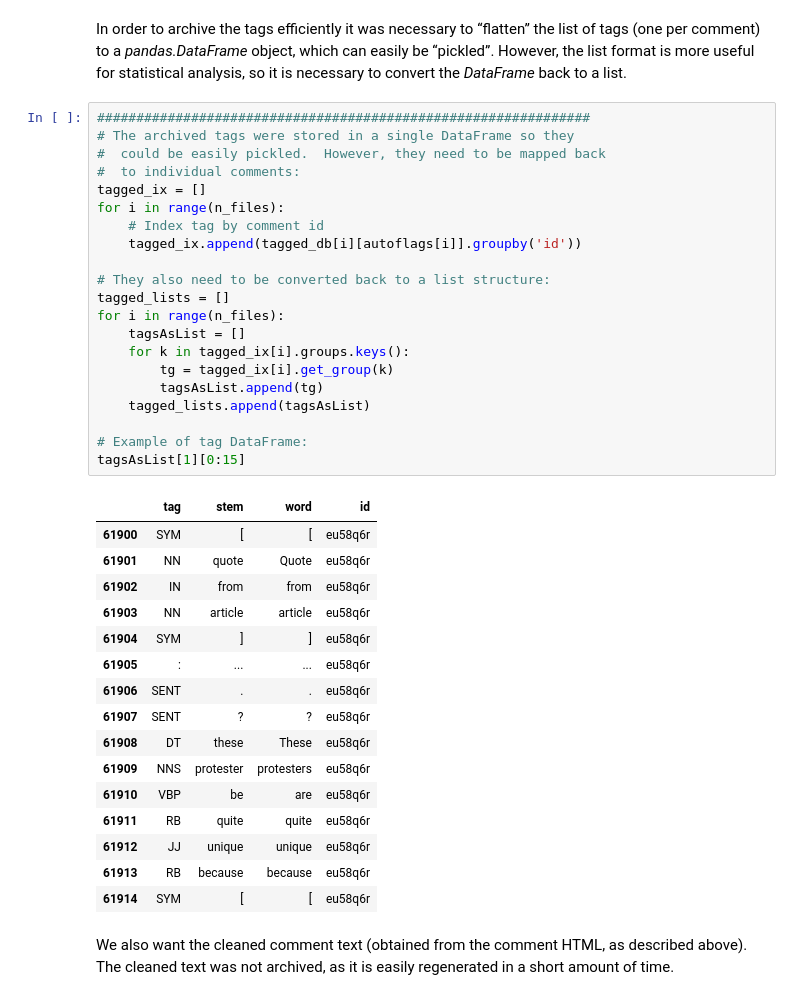
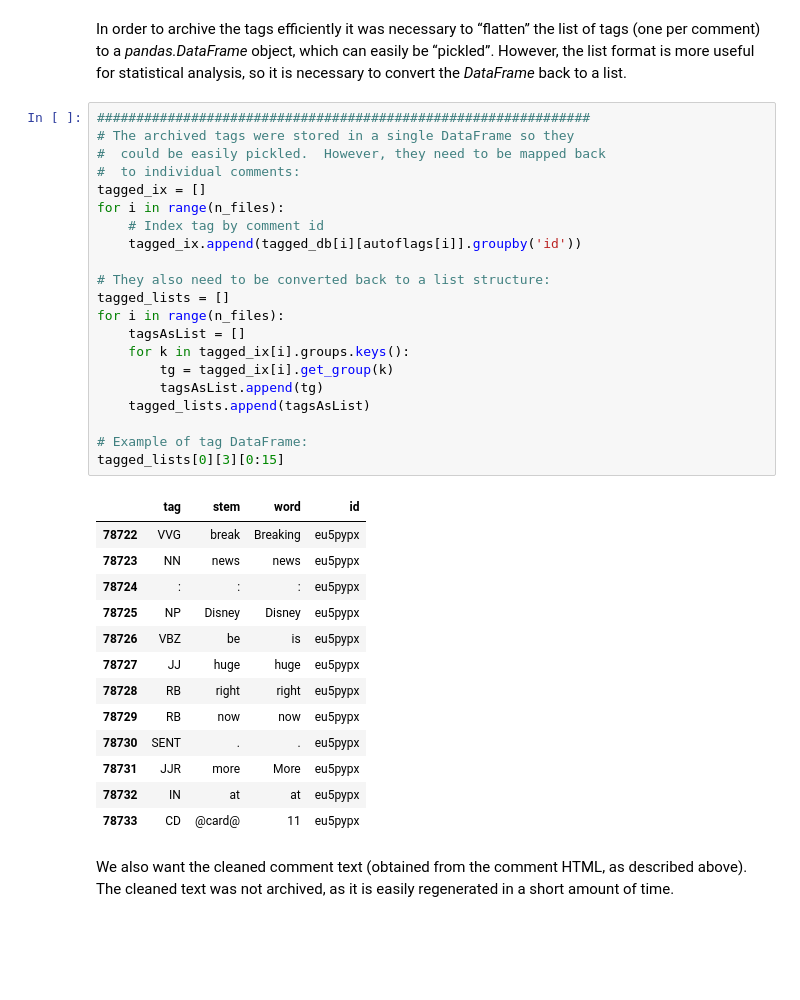
Before and after one commit to eahouseman/CommunityProjects-Misc, a Jupyter notebook: 190718-NLP-subreddits.ipynb, the cells around one changed output. Cells and saved outputs as stored; diff of their text form; blank space fills up the shorter version.

```diff
--- a/190718-NLP-subreddits.ipynb
+++ b/190718-NLP-subreddits.ipynb
@@ -211,41 +211,38 @@ In order to archive the tags efficiently it was necessary to “flatten” the l
 # %%
 ###############################################################
 # The archived tags were stored in a single DataFrame so they
 #  could be easily pickled.  However, they need to be mapped back
 #  to individual comments:
 tagged_ix = []
 for i in range(n_files):
     # Index tag by comment id
     tagged_ix.append(tagged_db[i][autoflags[i]].groupby('id'))
 
 # They also need to be converted back to a list structure:
 tagged_lists = []
 for i in range(n_files):
     tagsAsList = []
     for k in tagged_ix[i].groups.keys():
         tg = tagged_ix[i].get_group(k)
         tagsAsList.append(tg)
     tagged_lists.append(tagsAsList)
 
 # Example of tag DataFrame:
-tagsAsList[1][0:15]
+tagged_lists[0][3][0:15]
 # %% [output]
 |  | tag | stem | word | id |
-| 61900 | SYM | [ | [ | eu58q6r |
-| 61901 | NN | quote | Quote | eu58q6r |
-| 61902 | IN | from | from | eu58q6r |
-| 61903 | NN | article | article | eu58q6r |
-| 61904 | SYM | ] | ] | eu58q6r |
-| 61905 | : | ... | ... | eu58q6r |
-| 61906 | SENT | . | . | eu58q6r |
-| 61907 | SENT | ? | ? | eu58q6r |
-| 61908 | DT | these | These | eu58q6r |
-| 61909 | NNS | protester | protesters | eu58q6r |
-| 61910 | VBP | be | are | eu58q6r |
-| 61911 | RB | quite | quite | eu58q6r |
-| 61912 | JJ | unique | unique | eu58q6r |
-| 61913 | RB | because | because | eu58q6r |
-| 61914 | SYM | [ | [ | eu58q6r |
+| 78722 | VVG | break | Breaking | eu5pypx |
+| 78723 | NN | news | news | eu5pypx |
+| 78724 | : | : | : | eu5pypx |
+| 78725 | NP | Disney | Disney | eu5pypx |
+| 78726 | VBZ | be | is | eu5pypx |
+| 78727 | JJ | huge | huge | eu5pypx |
+| 78728 | RB | right | right | eu5pypx |
+| 78729 | RB | now | now | eu5pypx |
+| 78730 | SENT | . | . | eu5pypx |
+| 78731 | JJR | more | More | eu5pypx |
+| 78732 | IN | at | at | eu5pypx |
+| 78733 | CD | @card@ | 11 | eu5pypx |
 # %% [markdown]
 We also want the cleaned comment text (obtained from the comment HTML, as described above).  The cleaned text was not archived, as it is easily regenerated in a short amount of time.
 # %%
```
Also changed, not shown: parts of 1 cell of this notebook.
